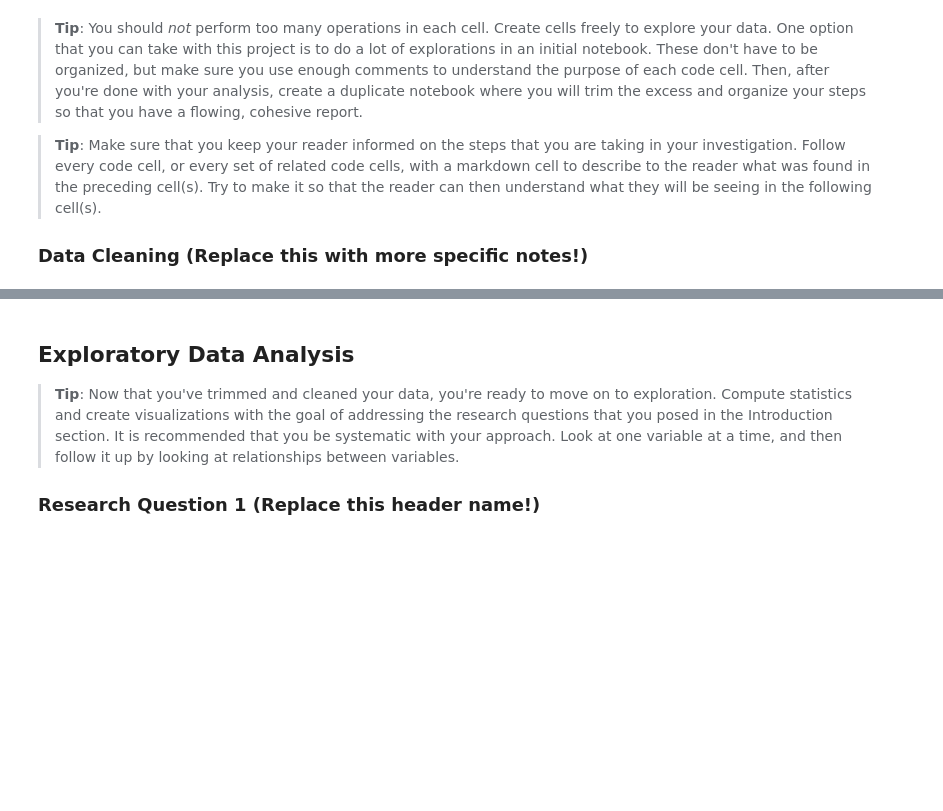
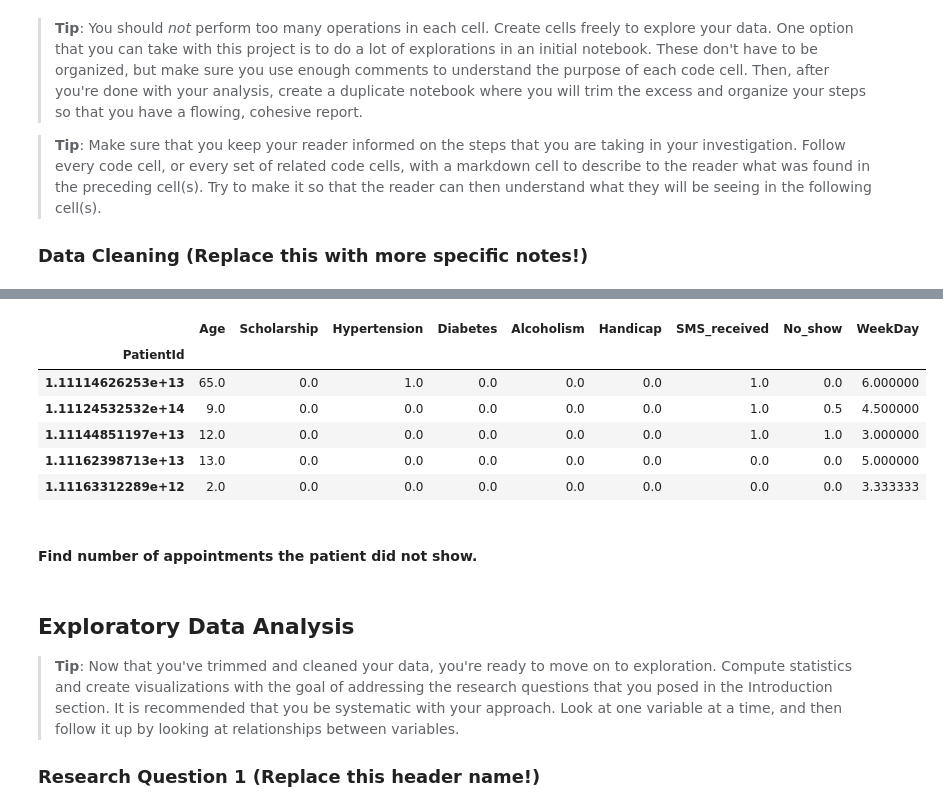
Before and after one commit to yagmurdalman/investigate-a-data-set, a Jupyter notebook: no_show_appointments.ipynb, the cells around one changed output, grey strips where cells are left out. Cells and saved outputs as stored; diff of their text form; code cells hidden in the pictures; blank space fills up the shorter version.

```diff
--- a/no_show_appointments.ipynb
+++ b/no_show_appointments.ipynb
@@ -106,0 +196,3 @@ df.duplicated().sum()
+# %%
+df = df[(df.Age >= 0) & (df.Age <= 95)]
+print('Age:',sorted(df.Age.unique()))
@@ -106,0 +203,2 @@ df.duplicated().sum()
+# %%
+df['No_show'] = df['No_show'].map({'Yes':1, 'No':0})
@@ -106,0 +207,3 @@ df.duplicated().sum()
+# %%
+df['WeekDay'] = pd.to_datetime(df['AppointmentDay']).apply(lambda x: x.isoweekday())
+print('WeekDay:',sorted(df.WeekDay.unique()))
@@ -106,0 +246,2 @@ df.duplicated().sum()
+# %%
+df['Elapsed_time'] = df['AppointmentDay'] - df['ScheduledDay']
@@ -106,0 +257,12 @@ df.duplicated().sum()
+# %%
+df.groupby('PatientId').mean().head()
+# %% [output]
+|  | Age | Scholarship | Hypertension | Diabetes | Alcoholism | Handicap | SMS_received | No_show | WeekDay |
+| PatientId |  |  |  |  |  |  |  |  |  |
+| 1.11114626253e+13 | 65.0 | 0.0 | 1.0 | 0.0 | 0.0 | 0.0 | 1.0 | 0.0 | 6.000000 |
+| 1.11124532532e+14 | 9.0 | 0.0 | 0.0 | 0.0 | 0.0 | 0.0 | 1.0 | 0.5 | 4.500000 |
+| 1.11144851197e+13 | 12.0 | 0.0 | 0.0 | 0.0 | 0.0 | 0.0 | 1.0 | 1.0 | 3.000000 |
+| 1.11162398713e+13 | 13.0 | 0.0 | 0.0 | 0.0 | 0.0 | 0.0 | 0.0 | 0.0 | 5.000000 |
+| 1.11163312289e+12 | 2.0 | 0.0 | 0.0 | 0.0 | 0.0 | 0.0 | 0.0 | 0.0 | 3.333333 |
+# %% [markdown]
+#### Find number of appointments the patient did not show.
```
Also changed, not shown: parts of 23 cells of this notebook.
